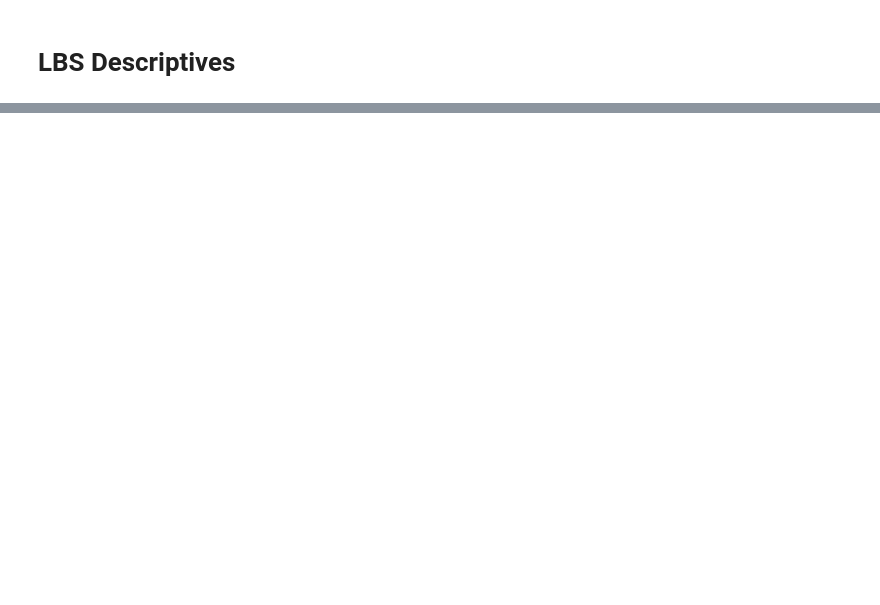
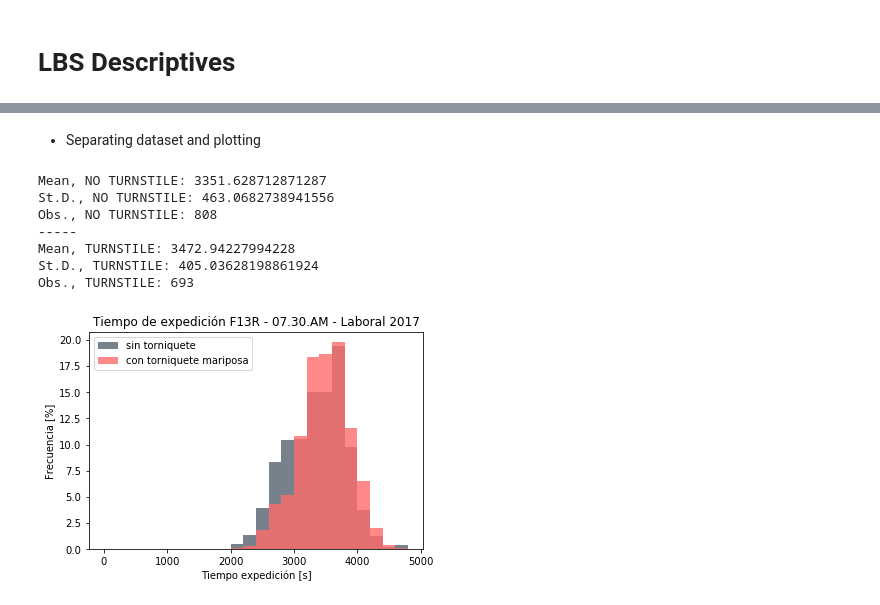
Before and after one commit to leocamus/TSAnalysis, a Jupyter notebook: Travel_Time/LBS_Analisis.ipynb, the cells around one changed output, grey strips where cells are left out. Saved outputs shown, nothing was run; the diff lists cells and outputs as text; code cells hidden in the pictures; blank space fills up the shorter version.

```diff
--- a/Travel_Time/LBS_Analisis.ipynb
+++ b/Travel_Time/LBS_Analisis.ipynb
@@ -114,0 +103,42 @@ lbs_df = mergeTurnstileDatabase(lbs_df,ana_turnstiles_df,mauricio_turnstiles_df)
+# %% [markdown]
+* Separating dataset and plotting
+# %%
+lbs_no_turnstile = complete_lbs.loc[complete_lbs['no_torniquete']==1,:]
+lbs_butterfly_turnstile = complete_lbs.loc[complete_lbs['torniquete_mariposa']==1,:]
+# %%
+def plotByRoute(route, step, mid_hr, save):
+    no_turnstile_time = lbs_no_turnstile.loc[lbs_no_turnstile['ser_sen']==route,'Tiempo_Expedicion_secs']
+    turnstile_time = lbs_butterfly_turnstile.loc[lbs_butterfly_turnstile['ser_sen']==route,'Tiempo_Expedicion_secs']
+
+    mean_no_turnstile_time = no_turnstile_time.mean()
+    std_no_turnstile_time = no_turnstile_time.std()
+    n_obs_no_turnstile = len(no_turnstile_time.index)
+
+    mean_turnstile_time = turnstile_time.mean()
+    std_turnstile_time = turnstile_time.std()
+    n_obs_turnstile = len(turnstile_time.index)
+
+    max_time = max(max(no_turnstile_time),max(turnstile_time))
+    bins = range(0,int(max_time),step)
+
+    hist_fig, ax = plt.subplots()
+
+    plot1 = ax.hist(no_turnstile_time.values, bins=bins, color=colors[0], alpha=0.8, weights = np.zeros_like(no_turnstile_time) + 100. / no_turnstile_time.size, label='sin torniquete')
+    plot2 = ax.hist(turnstile_time.values, bins=bins, color=colors[3], alpha = 0.8, weights = np.zeros_like(turnstile_time) + 100. / turnstile_time.size, label='con torniquete mariposa')
+
+
+    ax.set_title('Tiempo de expedición '+ route + ' - ' + mid_hr + ' - Laboral 2017')
+    ax.set_xlabel('Tiempo expedición [s]')
+    ax.set_ylabel('Frecuencia [%]')
+    ax.legend()
+
+    print('Mean, NO TURNSTILE: ' + str(mean_no_turnstile_time))
+    print('St.D., NO TURNSTILE: ' + str(std_no_turnstile_time))
+    print('Obs., NO TURNSTILE: ' + str(n_obs_no_turnstile))
+    print('-----')
+    print('Mean, TURNSTILE: ' + str(mean_turnstile_time))
+    print('St.D., TURNSTILE: ' + str(std_turnstile_time))
+    print('Obs., TURNSTILE: ' + str(n_obs_turnstile))
+
+    if save==True:
+        plt.savefig('G:/LeoCamus/0_LBS/2017/13 Summary/' + route + '_' + str(step) + '_' + mid_hr +'.pdf')
@@ -114,0 +147,11 @@ lbs_df = mergeTurnstileDatabase(lbs_df,ana_turnstiles_df,mauricio_turnstiles_df)
+# %%
+plotByRoute('F13R',200, '07.30.AM', False)
+# %% [output]
+Mean, NO TURNSTILE: 3351.628712871287
+St.D., NO TURNSTILE: 463.0682738941556
+Obs., NO TURNSTILE: 808
+-----
+Mean, TURNSTILE: 3472.94227994228
+St.D., TURNSTILE: 405.03628198861924
+Obs., TURNSTILE: 693
+[figure, added]
```
Also changed, not shown: parts of 65 cells of this notebook, 25 other files.
